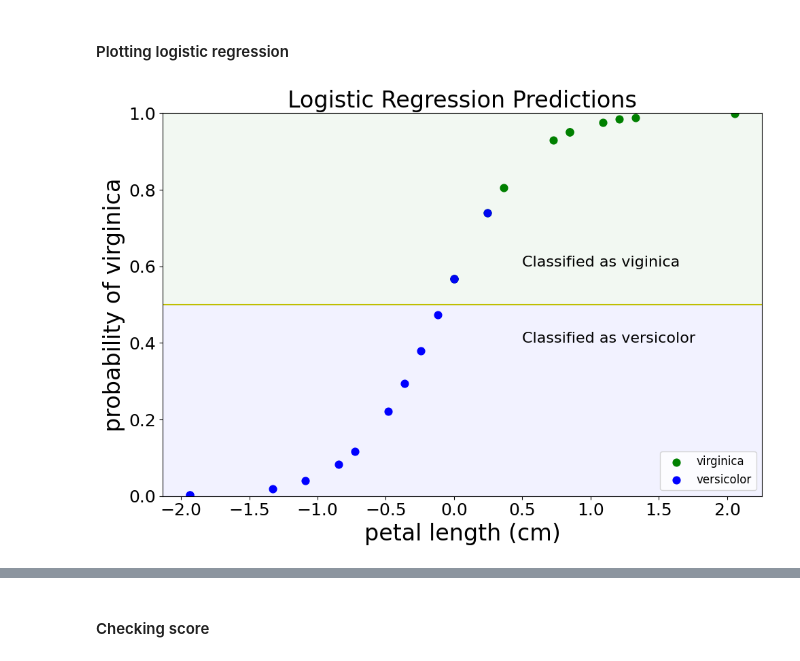
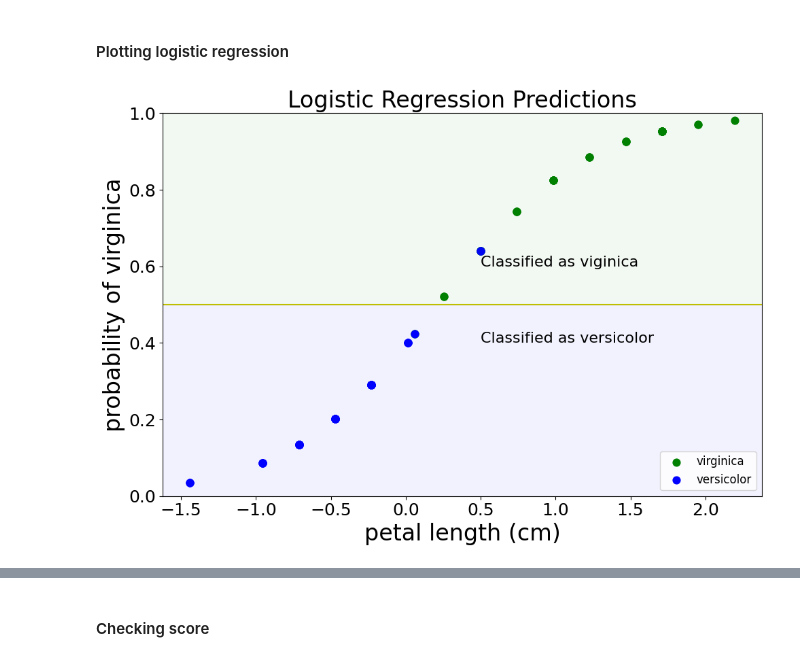
Before and after one commit to sahan77406/Supervised_Algorithms_Projects, a Jupyter notebook: Logistic Regression/Logistic_Regression.ipynb, the cells around one changed output, grey strips where cells are left out. Drawn from its saved outputs; the diff is of its cells as text; code cells hidden in the pictures.

```diff
--- a/Logistic Regression/Logistic_Regression.ipynb
+++ b/Logistic Regression/Logistic_Regression.ipynb
@@ -108,6 +225,8 @@ StandardScaler can be influenced by outliers (if they exist in the dataset) sinc
 # %%
 scaler = StandardScaler()
 
+x_train = x_train.values.reshape(-1, 1)
+x_test = x_test.values.reshape(-1, 1)
 # Fit on training set only.
 scaler.fit(x_train)
 
@@ -115,3 +234,5 @@ scaler.fit(x_train)
 
 x_train = scaler.transform(x_train)
 x_test = scaler.transform(x_test)
+
+x_train
@@ -124,2 +282,0 @@ lr = LogisticRegression()
-# %%
-lr.fit(x_train, y_train)
@@ -135,0 +287,18 @@ array([-0.12093628])
+# %%
+# Logistic Regression (aka logit, MaxEnt) classifier.
+# cv stands for cross validation
+
+from sklearn.model_selection import GridSearchCV
+
+
+
+lr = LogisticRegression()
+parameters = {
+    'C': [0.001, 0.01, 0.1, 1, 10, 100, 1000]
+}
+
+cv = GridSearchCV(lr, parameters, cv=5)
+
+lr_model = cv.fit(x_train.reshape(-1, 1), y_train.values.ravel())
+
+print_results(lr_model)
@@ -163,8 +460,11 @@ prediction 25 0 || probability  25 [0.91753909 0.08246091]
 # %%
+# Access a group of rows and columns by label(s) or a boolean array.
+# .loc[] is primarily label based, but may also be used with a boolean array.
+
 df_combined = pd.DataFrame()
 df_combined.loc[:, 'petal length (cm)'] = x_test.reshape(-1)
-df_combined.loc[:, 'target'] = y_test.values
-df_combined['logistic_preds'] = pd.DataFrame(lr.predict_proba(x_test))[1]
+df_combined.loc[:, 'label'] = y_test.values
+df_combined['log_preds'] = pd.DataFrame(cv.predict_proba(x_test))[1]
 # %%
 df_combined.head()
 # %% [output]
@@ -188,19 +482,20 @@ df_combined.head()
 fig, ax = plt.subplots(nrows = 1, ncols = 1, figsize = (10,7));
 
 
-virginica_filter = df_combined['target'] == 1
-versicolor_filter = df_combined['target'] == 0
+versicolor_filter = df_combined['label'] == 0
+virginica_filter = df_combined['label'] == 1
+
 
 # A scatter plot of *y* vs. *x* with varying marker size and/or color.
 ax.scatter(df_combined.loc[virginica_filter, 'petal length (cm)'].values,
-            df_combined.loc[virginica_filter, 'logistic_preds'].values,
+            df_combined.loc[virginica_filter, 'log_preds'].values,
            color = 'g',
            s = 60,
            label = 'virginica')
 
 # A scatter plot of *y* vs. *x* with varying marker size and/or color.
 ax.scatter(df_combined.loc[versicolor_filter, 'petal length (cm)'].values,
-            df_combined.loc[versicolor_filter, 'logistic_preds'].values,
+            df_combined.loc[versicolor_filter, 'log_preds'].values,
            color = 'b',
            s = 60,
            label = 'versicolor')
@@ -210,31 +505,31 @@ ax.axhline(y = .5, c = 'y')
 
 # Add a horizontal span (rectangle) across the Axes.
 ax.axhspan(.5, 1, alpha=0.05, color='green')
 ax.axhspan(0, .4999, alpha=0.05, color='blue')
 
 # Add text to the Axes.
 ax.text(0.5, .6, 'Classified as viginica', fontsize = 16)
 ax.text(0.5, .4, 'Classified as versicolor', fontsize = 16)
 
 # Set the y-axis view limits.
 ax.set_ylim(0,1)
 
 # Place a legend on the Axes.
 ax.legend(loc = 'lower right', markerscale = 1.0, fontsize = 12)
 
 # Change the appearance of ticks, tick labels, and gridlines.
 ax.tick_params(labelsize = 18)
 
 # Set the label for the x-axis.
 ax.set_xlabel('petal length (cm)', fontsize = 24)
 
 # Set the label for the y-axis.
 ax.set_ylabel('probability of virginica', fontsize = 24)
 
 # Set a title for the Axes.
 ax.set_title('Logistic Regression Predictions', fontsize = 24)
 
 # Adjust the padding between and around subplots.
 fig.tight_layout()
 # %% [output]
-[figure, old version]
+[figure, new version]
```
Also changed, not shown: parts of 57 cells of this notebook, 13 other files.
